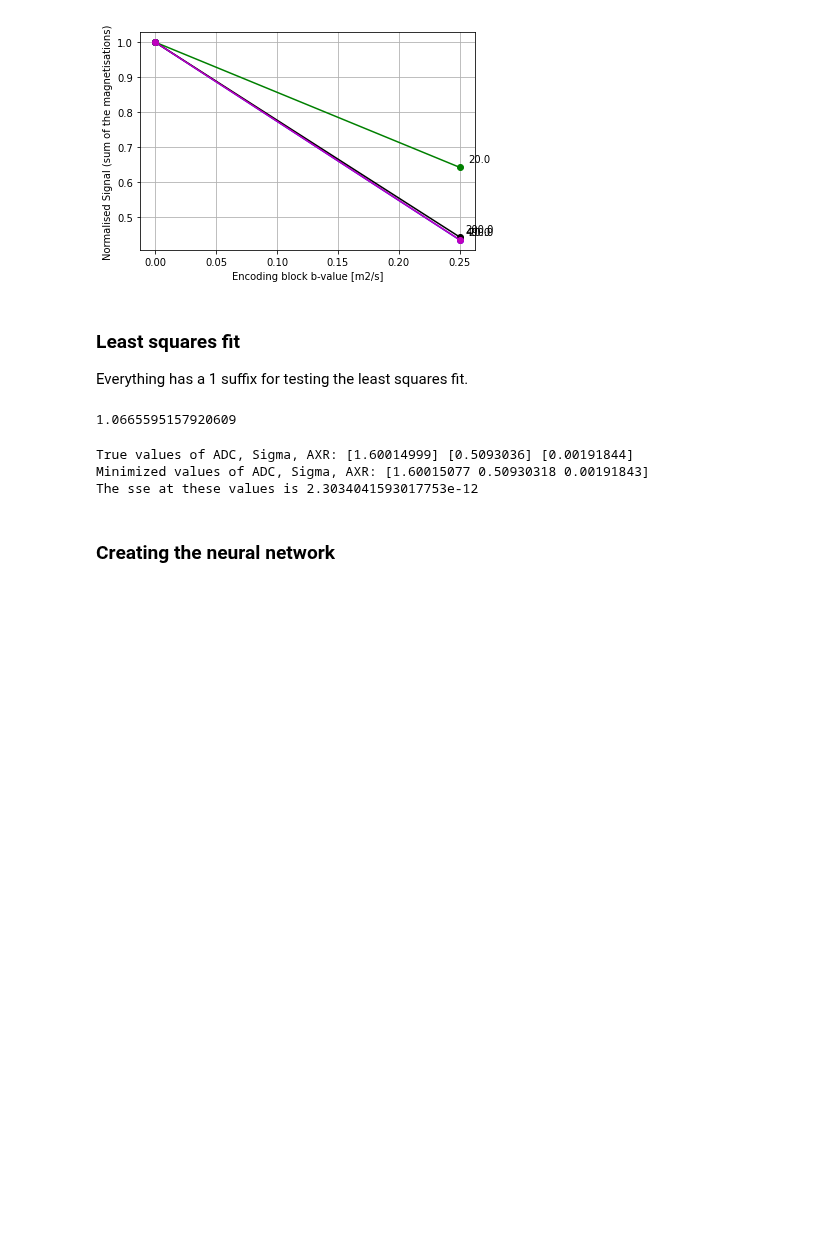
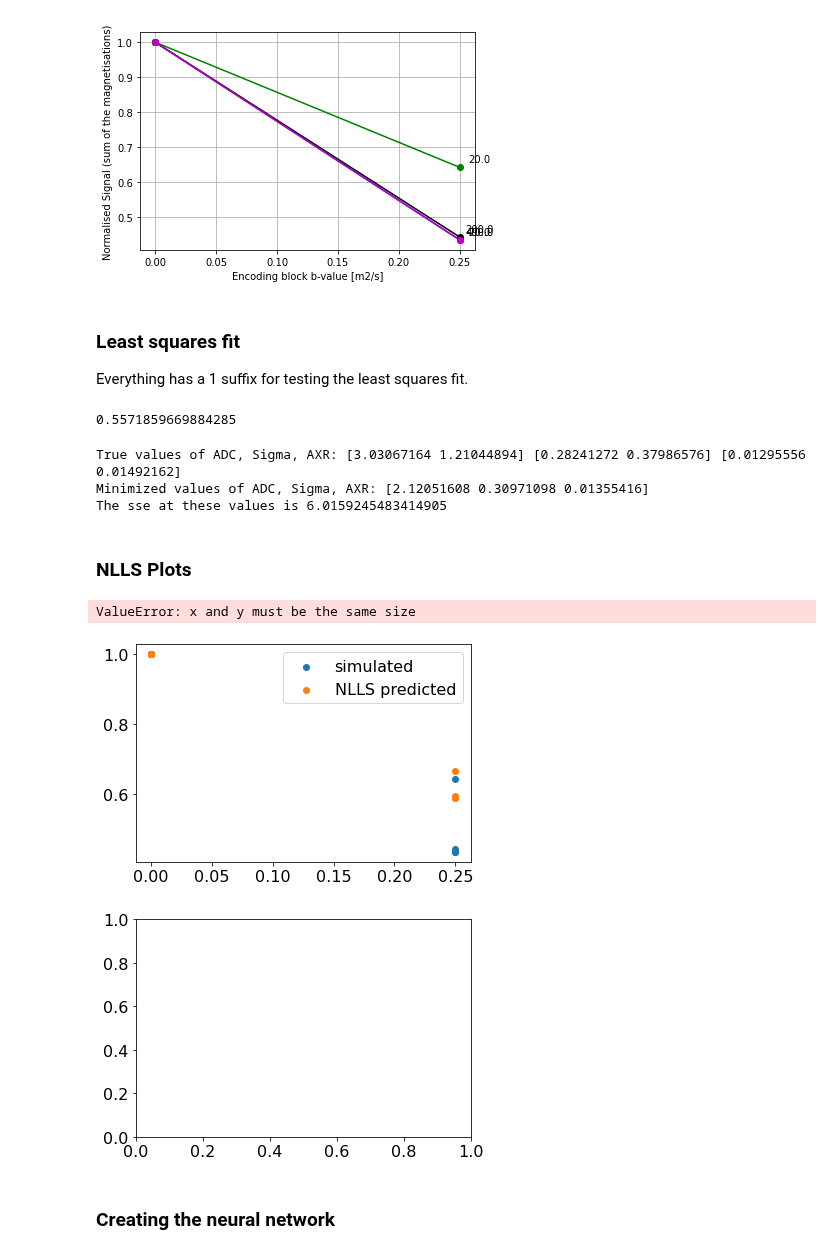
Before and after one commit to GabeYaw/3rd-year-BBB-project, a Jupyter notebook: Code/Notebooks/FEXI attempt 2.ipynb, the cells around one changed output. Cells and saved outputs as stored; diff of their text form; code cells hidden in the pictures; blank space fills up the shorter version.

```diff
--- a/Code/Notebooks/FEXI attempt 2.ipynb
+++ b/Code/Notebooks/FEXI attempt 2.ipynb
@@ -160,7 +160,7 @@ plt.show()
 ### Least squares fit
 Everything has a 1 suffix for testing the least squares fit.
 # %%
-nvox1 = 1
+nvox1 = 2
 bf1 = np.array([0, 0, 250, 250, 250, 250, 250, 250]) * 1e-3   # filter b-values [ms/um2]
 be1 = np.array([0, 250, 0, 250, 0, 250, 0, 250]) * 1e-3       # encoding b-values [ms/um2]
 tm1 = np.array([20, 20, 20, 20, 200, 200, 400, 400], dtype=np.float32)  # mixing time [ms]
@@ -168,6 +168,10 @@ tm1 = np.array([20, 20, 20, 20, 200, 200, 400, 400], dtype=np.float32)  # mixing
 sim_adc1 = np.random.uniform(adc_lb,adc_ub,nvox1)                 # ADC, simulated [um2/ms]
 sim_sigma1 = np.random.uniform(sig_lb,sig_ub,nvox1)               # sigma, simulated [a.u.]
 sim_axr1 = np.random.uniform(axr_lb,axr_ub,nvox1)                 # AXR, simulated [ms-1]
+
+"""sim_adc1 = np.array([1.25])
+sim_sigma1 = np.array([0.125])
+sim_axr1 = np.array([3.25])"""
 
 sim_E_vox1, sim_adc_prime1 = sim_sig_np(bf1,be1,tm1,sim_adc1,sim_sigma1,sim_axr1,nvox1)
 
@@ -225,7 +229,7 @@ def sse_adc_prime(variables_to_optimize, tm1, bf1, be1, sim_E_vox1):
     return sse
 sse_adc_prime([sim_adc1, sim_axr1, sim_sigma1], tm1, bf1, be1, sim_E_vox1)
 # %% [output]
-1.0665595157920609
+0.5571859669884285
 # %%
 #basic minimization function
 
@@ -244,10 +248,44 @@ result = scipy.optimize.minimize(sse_adc_prime, initial_guess, args=additional_a
 print("True values of ADC, Sigma, AXR:", sim_adc1,sim_sigma1,sim_axr1)
 print("Minimized values of ADC, Sigma, AXR:", result.x)
 print("The sse at these values is", result.fun)
+
+NLLS_adc, NLLS_sigma, NLLS_axr = result.x
+NLLS_E_vox,NLLS_axr_prime = sim_sig_np(bf1,be1,tm1,NLLS_adc, NLLS_sigma, NLLS_axr,nvox1)
 # %% [output]
-True values of ADC, Sigma, AXR: [1.60014999] [0.5093036] [0.00191844]
-Minimized values of ADC, Sigma, AXR: [1.60015077 0.50930318 0.00191843]
-The sse at these values is 2.3034041593017753e-12
+True values of ADC, Sigma, AXR: [3.03067164 1.21044894] [0.28241272 0.37986576] [0.01295556 0.01492162]
+Minimized values of ADC, Sigma, AXR: [2.12051608 0.30971098 0.01355416]
+The sse at these values is 6.0159245483414905
+# %% [markdown]
+### NLLS Plots
+# %%
+
+plt.scatter(be, sim_E_vox[0,:], label='simulated')
+plt.scatter(be, NLLS_E_vox[0,:], label='NLLS predicted')
+plt.legend()
+
+# plot scatter plots to analyse correlation of predicted free params against ground truth
+plt.figure()
+
+param_sim = [sim_adc1, sim_sigma1, sim_axr1]
+param_pred_NLLS = [NLLS_adc, NLLS_sigma, NLLS_axr]
+param_name = ['ADC', 'Sigma', 'AXR']
+
+rvals = []
+
+for i,_ in enumerate(param_sim):
+    plt.rcParams['font.size'] = '16'
+    plt.scatter(param_sim[i], param_pred[i], s=2, c='navy')
+    plt.xlabel(param_name[i] + ' Ground Truth')
+    plt.ylabel(param_name[i] + ' Prediction')
+    rvals.append(scipy.stats.pearsonr(np.squeeze(param_sim[i]), np.squeeze(param_pred[i])))
+    plt.tight_layout
+    plt.show()
+
+print(rvals)
+# %% [output]
+ValueError: x and y must be the same size
+[figure, added]
+[figure, added]
 # %% [markdown]
 ### Creating the neural network
 # %%
```
Also changed, not shown: parts of 1 cell of this notebook.
